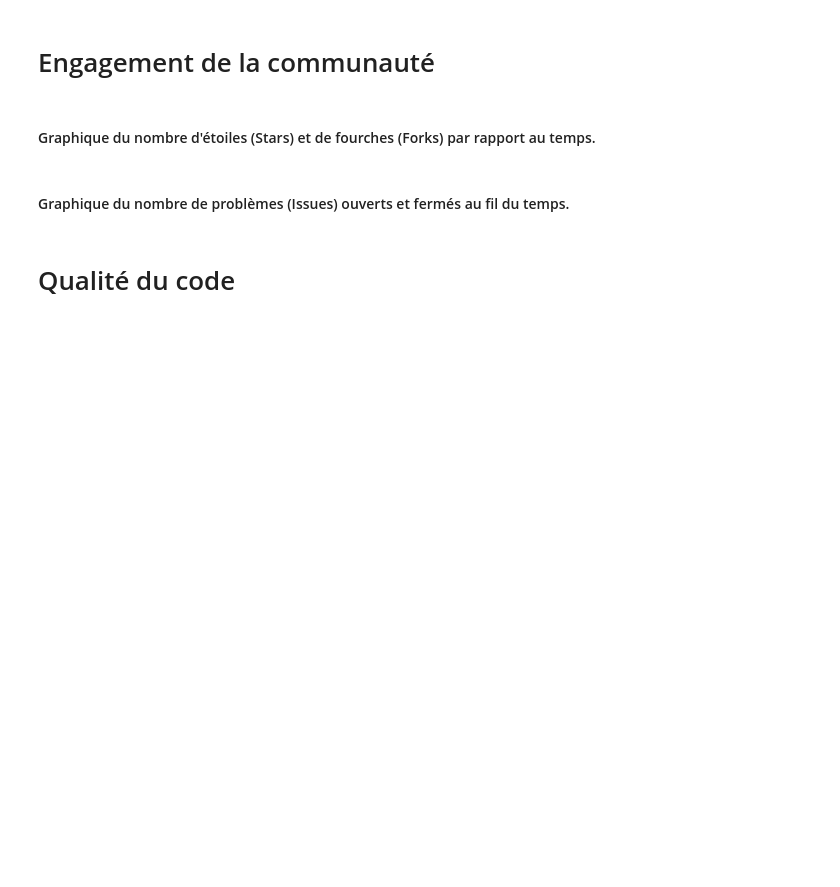
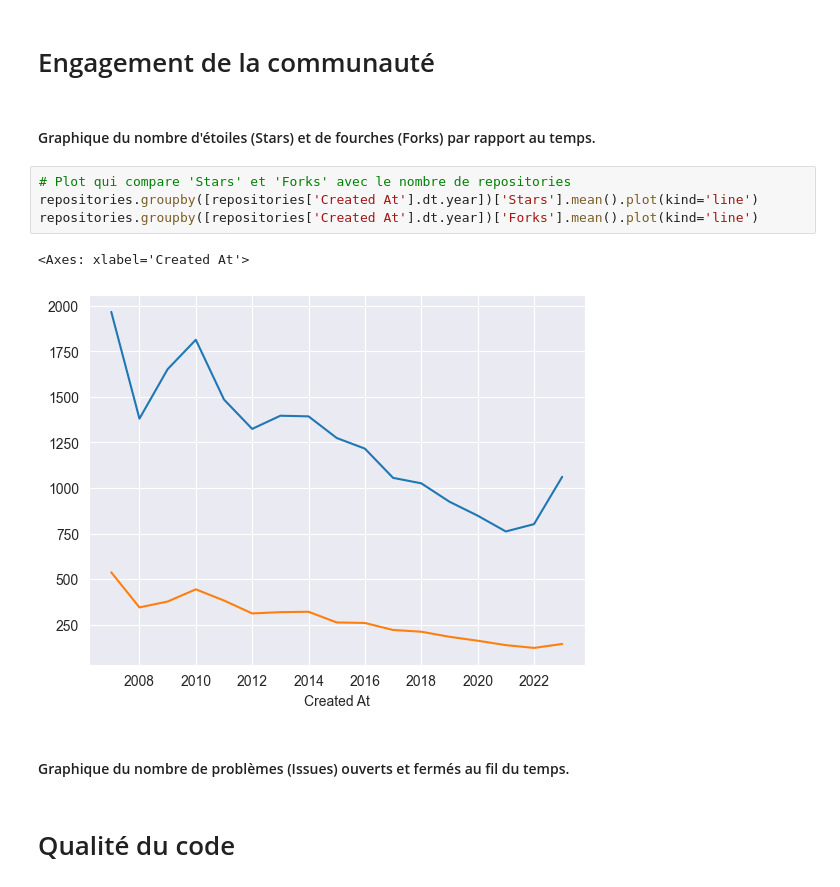
Before and after one commit to xhmyjae/stats-in-space, a Jupyter notebook: main.ipynb, the cells around one changed output. Cells and saved outputs as stored; diff of their text form; blank space fills up the shorter version.

```diff
--- a/main.ipynb
+++ b/main.ipynb
@@ -25,6 +36,13 @@ repositories = pd.read_csv('repositories.csv')
 # Engagement de la communauté
 # %% [markdown]
 #### Graphique du nombre d'étoiles (Stars) et de fourches (Forks) par rapport au temps.
+# %%
+# Plot qui compare 'Stars' et 'Forks' avec le nombre de repositories
+repositories.groupby([repositories['Created At'].dt.year])['Stars'].mean().plot(kind='line')
+repositories.groupby([repositories['Created At'].dt.year])['Forks'].mean().plot(kind='line')
+# %% [output]
+<Axes: xlabel='Created At'>
+[figure, added]
 # %% [markdown]
 #### Graphique du nombre de problèmes (Issues) ouverts et fermés au fil du temps.
 # %% [markdown]
```
Also changed, not shown: parts of 8 cells of this notebook, 1 other file.
